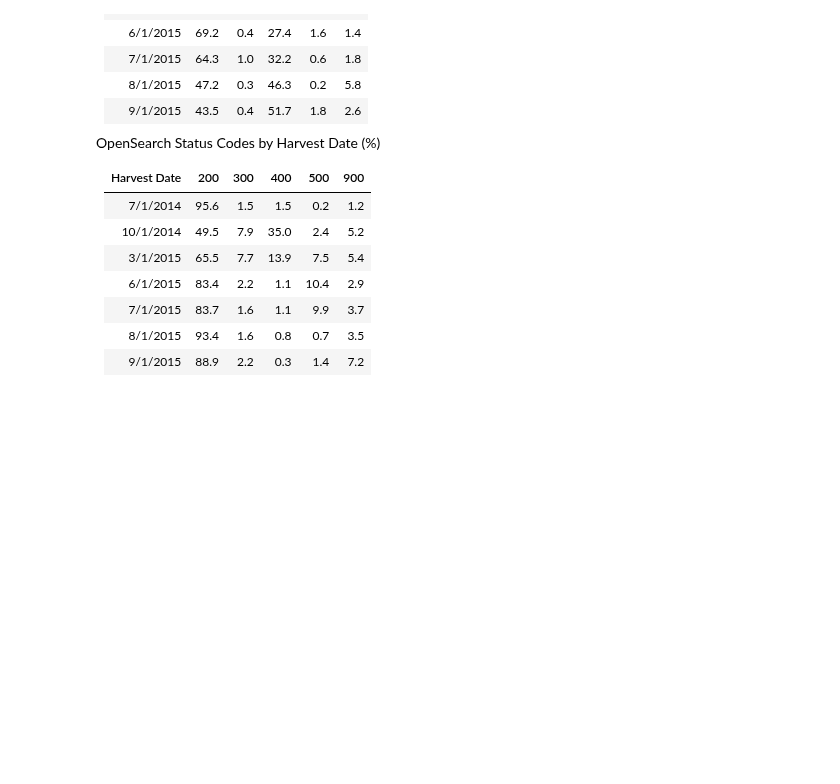
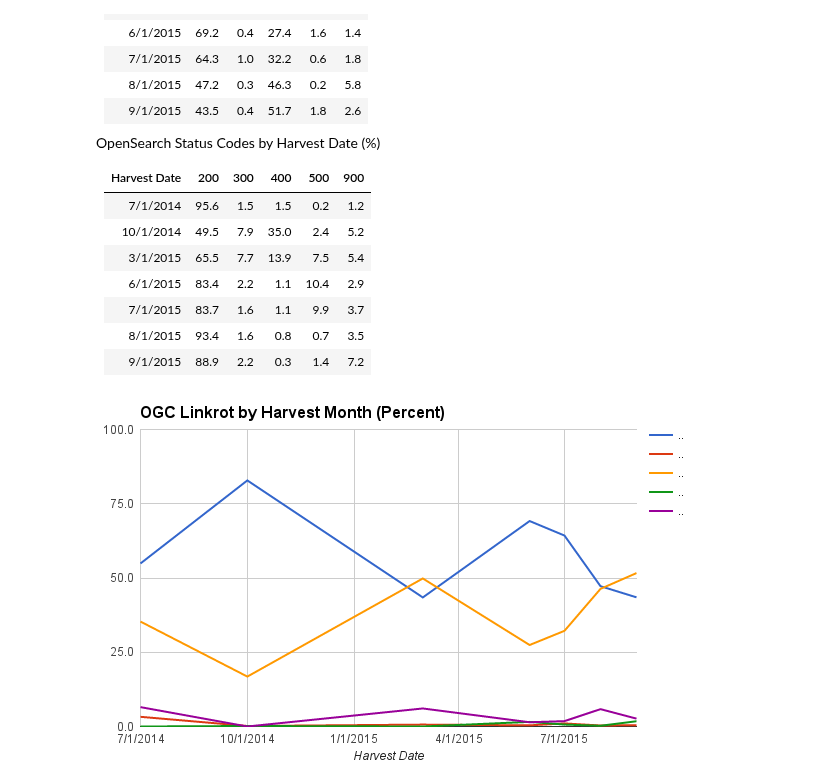
Before and after one commit to b-cube/Response-Identification-Info, a Jupyter notebook: notebooks/Analysis - Service Linkrot.ipynb, the cells around one changed output. Drawn from its saved outputs; the diff is of its cells as text; code cells hidden in the pictures; blank space fills up the shorter version.

Commit message:
forgot the graphics for the link rot

```diff
--- a/notebooks/Analysis - Service Linkrot.ipynb
+++ b/notebooks/Analysis - Service Linkrot.ipynb
@@ -50,3 +50,8 @@ OpenSearch Status Codes by Harvest Date (%)
 | 7/1/2015     | 83.7 | 1.6 | 1.1  | 9.9  | 3.7 |
 | 8/1/2015     | 93.4 | 1.6 | 0.8  | 0.7  | 3.5 |
 | 9/1/2015     | 88.9 | 2.2 | 0.3  | 1.4  | 7.2 |
+# %%
+from IPython.display import Image
+Image(filename='screenshots/ogc_linkrot.png')
+# %% [output]
+[figure, added]
```
Also changed, not shown: parts of 1 cell of this notebook, 2 other files.
